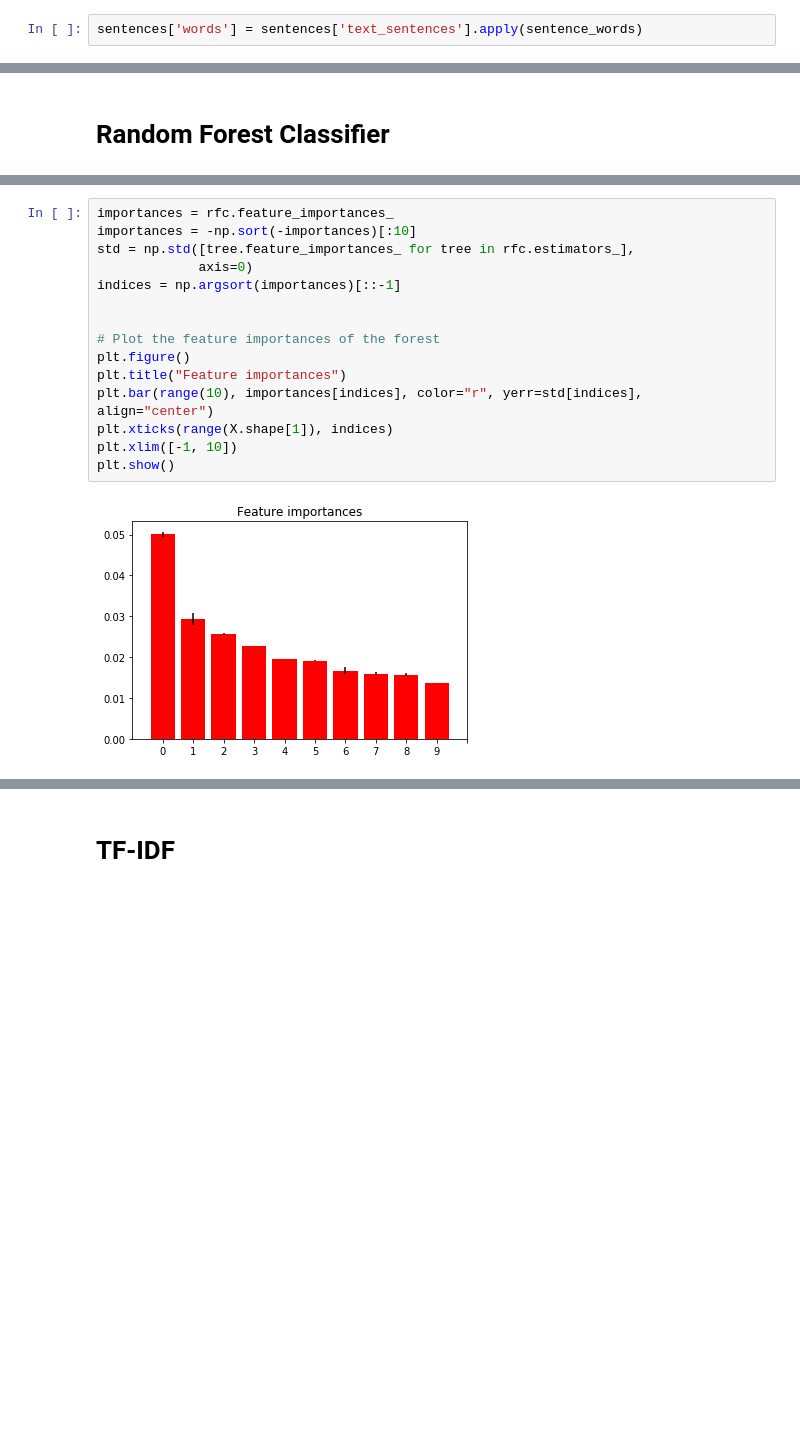
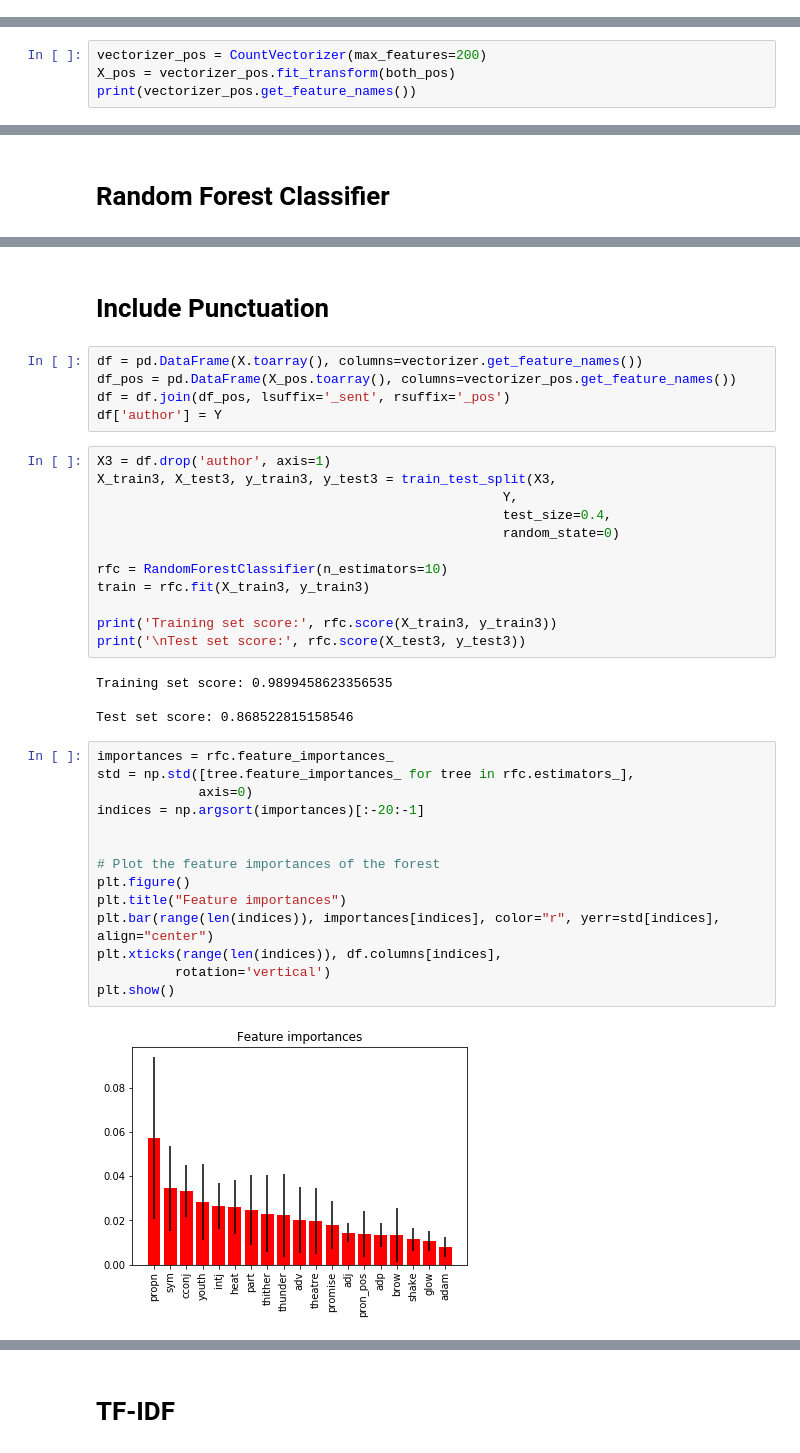
Before and after one commit to cbevis/U4_L4_NLP, a Jupyter notebook: U4_L4_P5_NLP_model.ipynb, the cells around one changed output, grey strips where cells are left out. Drawn from its saved outputs; the diff is of its cells as text; blank space fills up the shorter version.

```diff
--- a/U4_L4_P5_NLP_model.ipynb
+++ b/U4_L4_P5_NLP_model.ipynb
@@ -139,5 +86,3 @@ def sentence_words(example_sentence):
-# %%
-sentences['words'] = sentences['text_sentences'].apply(sentence_words)
 # %%
 vectorizer = CountVectorizer(max_features=2000, min_df=10, stop_words=STOP_WORDS)
 X = vectorizer.fit_transform(both_sents)
@@ -157,3 +102,7 @@ X
 # %% [output]
 <6465x1429 sparse matrix of type '<class 'numpy.int64'>'
         with 50961 stored elements in Compressed Sparse Row format>
+# %%
+vectorizer_pos = CountVectorizer(max_features=200)
+X_pos = vectorizer_pos.fit_transform(both_pos)
+print(vectorizer_pos.get_feature_names())
@@ -180,17 +159,39 @@ Test set score: 0.8731631863882444
+# %% [markdown]
+# Include Punctuation
+# %%
+df = pd.DataFrame(X.toarray(), columns=vectorizer.get_feature_names())
+df_pos = pd.DataFrame(X_pos.toarray(), columns=vectorizer_pos.get_feature_names())
+df = df.join(df_pos, lsuffix='_sent', rsuffix='_pos')
+df['author'] = Y
+# %%
+X3 = df.drop('author', axis=1)
+X_train3, X_test3, y_train3, y_test3 = train_test_split(X3,
+                                                    Y,
+                                                    test_size=0.4,
+                                                    random_state=0)
+
+rfc = RandomForestClassifier(n_estimators=10)
+train = rfc.fit(X_train3, y_train3)
+
+print('Training set score:', rfc.score(X_train3, y_train3))
+print('\nTest set score:', rfc.score(X_test3, y_test3))
+# %% [output]
+Training set score: 0.9899458623356535
+
+Test set score: 0.868522815158546
 # %%
 importances = rfc.feature_importances_
-importances = -np.sort(-importances)[:10]
 std = np.std([tree.feature_importances_ for tree in rfc.estimators_],
              axis=0)
-indices = np.argsort(importances)[::-1]
+indices = np.argsort(importances)[:-20:-1]
 
 
 # Plot the feature importances of the forest
 plt.figure()
 plt.title("Feature importances")
-plt.bar(range(10), importances[indices], color="r", yerr=std[indices], align="center")
-plt.xticks(range(X.shape[1]), indices)
-plt.xlim([-1, 10])
+plt.bar(range(len(indices)), importances[indices], color="r", yerr=std[indices], align="center")
+plt.xticks(range(len(indices)), df.columns[indices],
+          rotation='vertical')
 plt.show()
 # %% [output]
-[figure, old version]
+[figure, new version]
```
Also changed, not shown: parts of 30 cells of this notebook, 1 other file.
